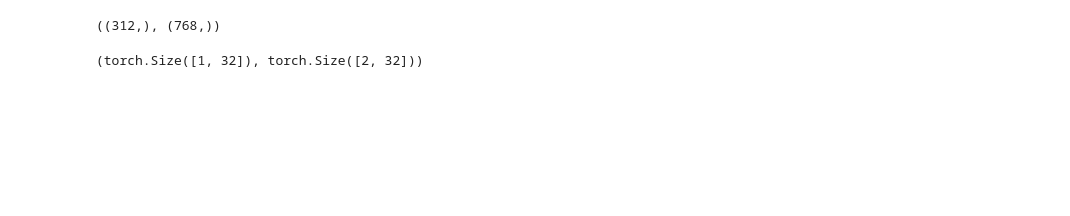
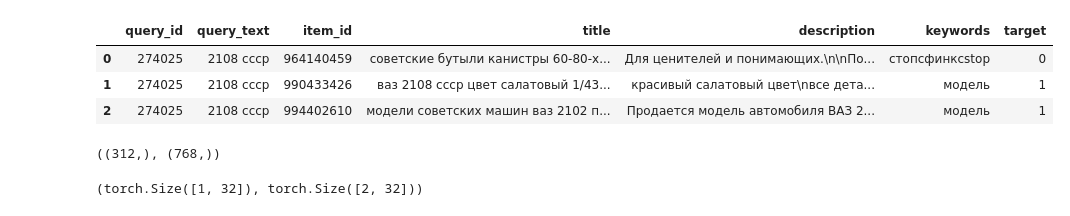
Before and after one commit to NBar05/aaa-project-search, a Jupyter notebook: notebooks/5-validation-fine-tuning.ipynb, the cells around one changed output. Drawn from its saved outputs; the diff is of its cells as text; code cells hidden in the pictures; blank space fills up the shorter version.

```diff
--- a/notebooks/5-validation-fine-tuning.ipynb
+++ b/notebooks/5-validation-fine-tuning.ipynb
@@ -64,3 +90,13 @@ df.head(3)
+# %%
+df.query_text = df.query_text.apply(preprocess_text)
+df.title = df.title.apply(preprocess_text)
+
+df.head(3)
+# %% [output]
+|  | query_id | query_text | item_id | title | description | keywords | target |
+| 0 | 274025 | 2108 ссср | 964140459 | советские бутыли канистры 60-80-х... | Для ценителей и понимающих.\n\nПо... | стопсфинксstop | 0 |
+| 1 | 274025 | 2108 ссср | 990433426 | ваз 2108 ссср цвет салатовый 1/43... | красивый салатовый цвет\nвсе дета... | модель | 1 |
+| 2 | 274025 | 2108 ссср | 994402610 | модели советских машин ваз 2102 п... | Продается модель автомобиля ВАЗ 2... | модель | 1 |
 # %%
 client = QdrantClient(':memory:')
 # %%
```
Also changed, not shown: parts of 6 cells of this notebook, 3 other files.
